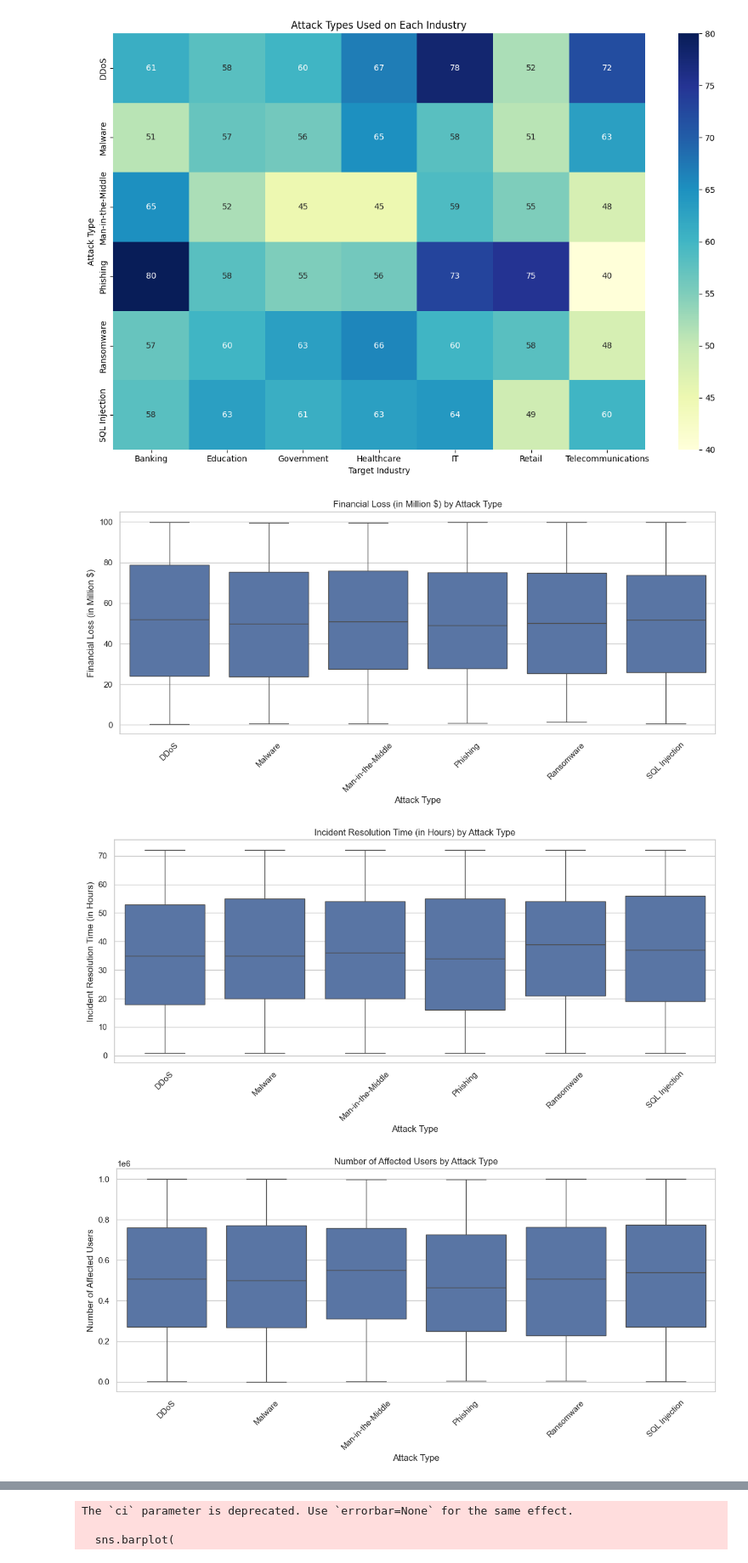
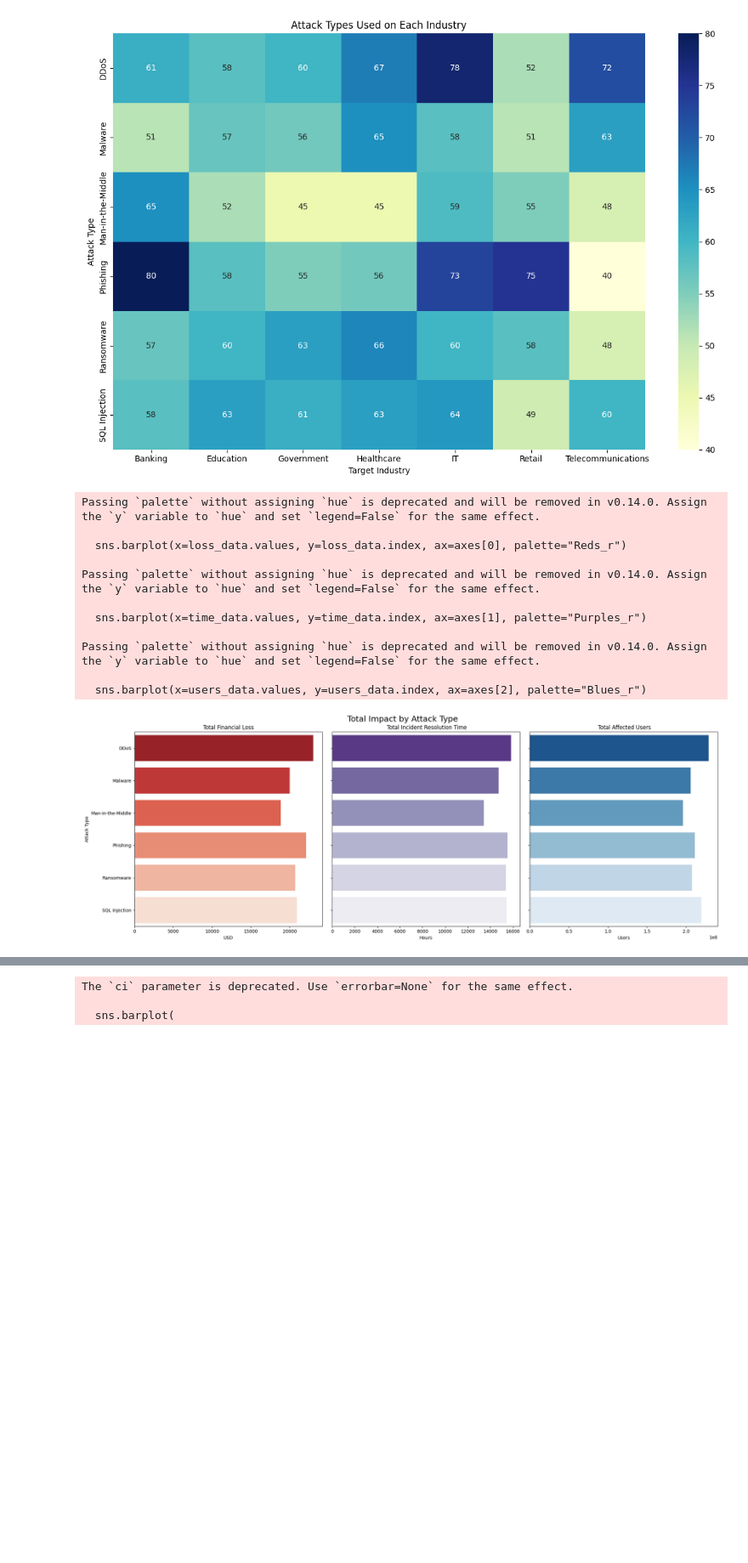
Before and after one commit to immaFrogUwU/Cyber-Security-Threats, a Jupyter notebook: Data_Storytelling_Cyber_Security_Threats.ipynb, the cells around one changed output, grey strips where cells are left out. Shown at 85% size. Saved outputs shown, nothing was run; the diff lists cells and outputs as text; code cells hidden in the pictures; blank space fills up the shorter version.

```diff
--- a/Data_Storytelling_Cyber_Security_Threats.ipynb
+++ b/Data_Storytelling_Cyber_Security_Threats.ipynb
@@ -286,30 +286,49 @@ plt.show()
 # %% [output]
 [figure]
 # %%
-# Set plot style
-sns.set(style="whitegrid")
+# Prepare data
+loss_data = cybersec_cleaned.groupby("Attack Type")["Financial Loss (in Million $)"].sum().sort_values(ascending=False)
+time_data = cybersec_cleaned.groupby("Attack Type")["Incident Resolution Time (in Hours)"].sum().sort_values(ascending=False)
+users_data = cybersec_cleaned.groupby("Attack Type")["Number of Affected Users"].sum().sort_values(ascending=False)
 
+# Set up the figure
+fig, axes = plt.subplots(1, 3, figsize=(20, 7), sharey=True)
 
+# Chart 1: Financial Loss
+sns.barplot(x=loss_data.values, y=loss_data.index, ax=axes[0], palette="Reds_r")
+axes[0].set_title("Total Financial Loss")
+axes[0].set_xlabel("USD")
+axes[0].set_ylabel("Attack Type")
 
+# Chart 2: Resolution Time
+sns.barplot(x=time_data.values, y=time_data.index, ax=axes[1], palette="Purples_r")
+axes[1].set_title(" Total Incident Resolution Time")
+axes[1].set_xlabel("Hours")
+axes[1].set_ylabel("")
 
-# Define metrics to compare
-metrics = ['Financial Loss (in Million $)', 'Incident Resolution Time (in Hours)', 'Number of Affected Users']
+# Chart 3: Affected Users
+sns.barplot(x=users_data.values, y=users_data.index, ax=axes[2], palette="Blues_r")
+axes[2].set_title(" Total Affected Users")
+axes[2].set_xlabel("Users")
+axes[2].set_ylabel("")
 
-
-
-
-# Create a boxplot for each metric
-for metric in metrics:
-    plt.figure(figsize=(12, 6))
-    sns.boxplot(data=cybersec_cleaned, x='Attack Type', y=metric)
-    plt.xticks(rotation=45)
-    plt.title(f'{metric} by Attack Type')
-    plt.tight_layout()
-    plt.show()
+# Layout tweaks
+plt.tight_layout()
+plt.suptitle(" Total Impact by Attack Type", fontsize=18, y=1.02)
+plt.show()
 # %% [output]
+Passing `palette` without assigning `hue` is deprecated and will be removed in v0.14.0. Assign the `y` variable to `hue` and set `legend=False` for the same effect.
+
+  sns.barplot(x=loss_data.values, y=loss_data.index, ax=axes[0], palette="Reds_r")
+
+Passing `palette` without assigning `hue` is deprecated and will be removed in v0.14.0. Assign the `y` variable to `hue` and set `legend=False` for the same effect.
+
+  sns.barplot(x=time_data.values, y=time_data.index, ax=axes[1], palette="Purples_r")
+
+Passing `palette` without assigning `hue` is deprecated and will be removed in v0.14.0. Assign the `y` variable to `hue` and set `legend=False` for the same effect.
+
+  sns.barplot(x=users_data.values, y=users_data.index, ax=axes[2], palette="Blues_r")
-[figure, old version]
+[figure, new version]
-[figure, removed]
-[figure, removed]
 # %%
 
 # Group and calculate success metrics
```
Also changed, not shown: parts of 1 cell of this notebook.
